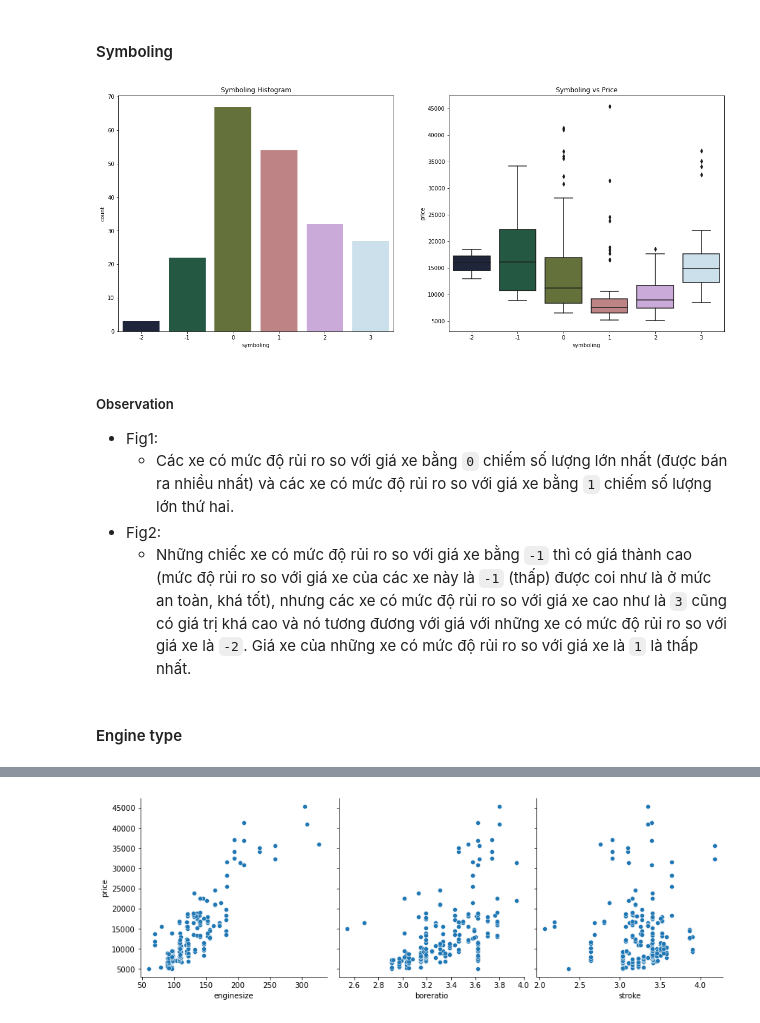
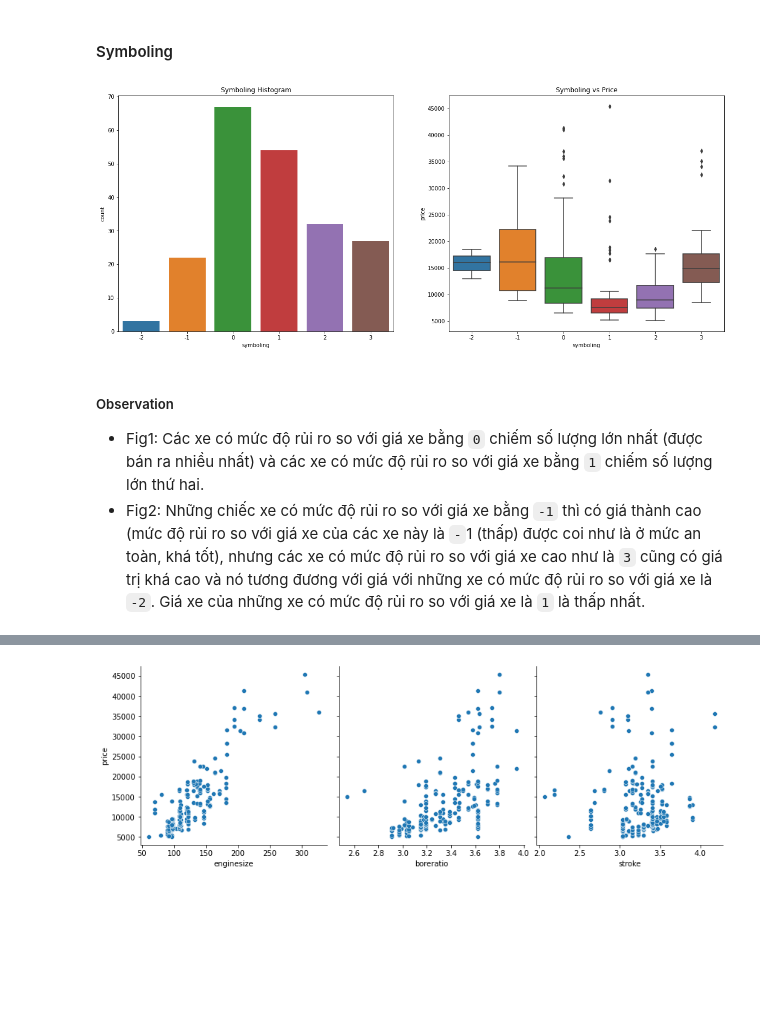
Before and after one commit to NgdHung31/Car-price, a Jupyter notebook: car-price-prediction-linear-regression-rfe.ipynb, the cells around one changed output, grey strips where cells are left out. Drawn from its saved outputs; the diff is of its cells as text; code cells hidden in the pictures; blank space fills up the shorter version.

```diff
--- a/car-price-prediction-linear-regression-rfe.ipynb
+++ b/car-price-prediction-linear-regression-rfe.ipynb
@@ -105,0 +207,3 @@ cars.describe(include=['category'])
+# %%
+cars.set_index(cars.car_ID, inplace=True)
+cars.head()
@@ -266,22 +414,20 @@ plt.show()
 # %%
 plt.figure(figsize=(20,8))
 
 plt.subplot(1,2,1)
 plt.title('Symboling Histogram')
-sns.countplot(cars.symboling, palette=("cubehelix"))
+sns.countplot(cars.symboling)
 
 plt.subplot(1,2,2)
 plt.title('Symboling vs Price')
-sns.boxplot(x=cars.symboling, y=cars.price, palette=("cubehelix"))
+sns.boxplot(x=cars.symboling, y=cars.price)
 
 plt.show()
 # %% [output]
-[figure, old version]
+[figure, new version]
 # %% [markdown]
 ##### Observation
 - Fig1:
-    - Các xe có mức độ rủi ro so với giá xe bằng `0` chiếm số lượng lớn nhất (được bán ra nhiều nhất) và các xe có mức độ rủi ro so với giá xe bằng `1` chiếm số lượng lớn thứ hai.
+Các xe có mức độ rủi ro so với giá xe bằng `0` chiếm số lượng lớn nhất (được bán ra nhiều nhất) và các xe có mức độ rủi ro so với giá xe bằng `1` chiếm số lượng lớn thứ hai.
 - Fig2:
-    - Những chiếc xe có mức độ rủi ro so với giá xe bằng `-1` thì có giá thành cao (mức độ rủi ro so với giá xe của các xe này là `-1` (thấp) được coi như là ở mức an toàn, khá tốt), nhưng các xe có mức độ rủi ro so với giá xe cao như là `3` cũng có giá trị khá cao và nó tương đương với giá với những xe có mức độ rủi ro so với giá xe là `-2`. Giá xe của những xe có mức độ rủi ro so với giá xe là `1` là thấp nhất.
+Những chiếc xe có mức độ rủi ro so với giá xe bằng `-1` thì có giá thành cao (mức độ rủi ro so với giá xe của các xe này là `-`1 (thấp) được coi như là ở mức an toàn, khá tốt), nhưng các xe có mức độ rủi ro so với giá xe cao như là `3` cũng có giá trị khá cao và nó tương đương với giá với những xe có mức độ rủi ro so với giá xe là `-2`. Giá xe của những xe có mức độ rủi ro so với giá xe là `1` là thấp nhất.
-# %% [markdown]
-#### Engine type
```
Also changed, not shown: parts of 186 cells of this notebook.
